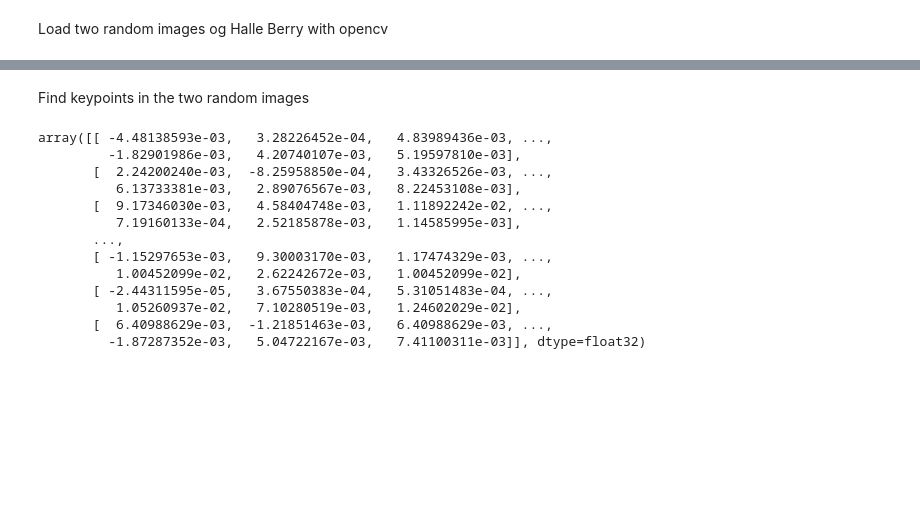
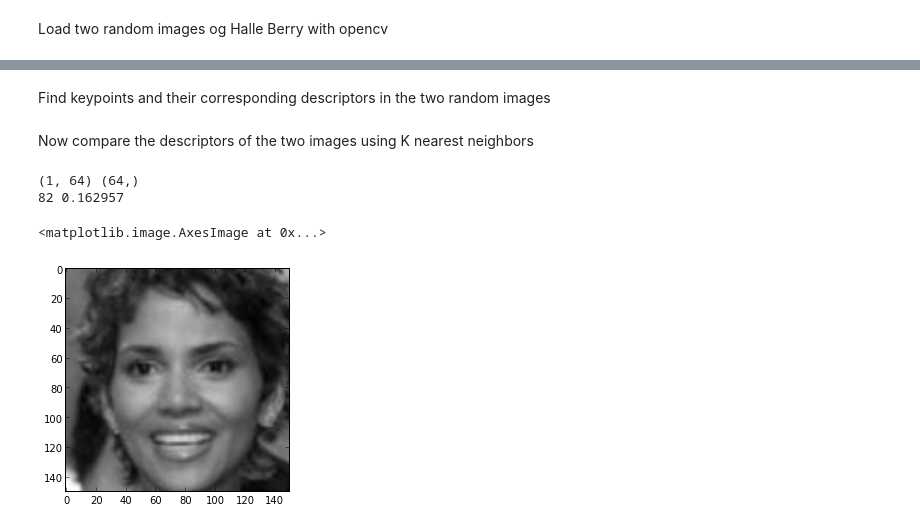
Before and after one commit to arnfred/Mirror-Match, a Jupyter notebook: code/descriptors/OpenCV-Surf.ipynb, the cells around one changed output, grey strips where cells are left out. Saved outputs shown, nothing was run; the diff lists cells and outputs as text; code cells hidden in the pictures; blank space fills up the shorter version.

```diff
--- a/code/descriptors/OpenCV-Surf.ipynb
+++ b/code/descriptors/OpenCV-Surf.ipynb
@@ -34,28 +34,14 @@ imshow(cv2.cvtColor(im1, cv2.COLOR_BGR2RGB))
 # %% [markdown]
-Find keypoints in the two random images
+Find keypoints and their corresponding descriptors in the two random images
 # %%
-# Get SURF object
+# Get SURF feature detector and extractor
 surf = cv2.SURF() # cv2.SURF([hessianThreshold[, nOctaves[, nOctaveLayers[, extended[, upright]]]]])
+extractor = cv2.DescriptorExtractor_create("SURF")
+
 
 # Try to find keypoints in both images
-keypoints_im1 = feature_detector.detect(cv2.cvtColor(im1, cv2.COLOR_BGR2GRAY))
-keypoints_im2 = feature_detector.detect(cv2.cvtColor(im2, cv2.COLOR_BGR2GRAY))
+keypoints_im1 = surf.detect(cv2.cvtColor(im1, cv2.COLOR_BGR2GRAY))
+keypoints_im2 = surf.detect(cv2.cvtColor(im2, cv2.COLOR_BGR2GRAY))
 
-(keypoints_im1, descriptors_im1) = feature_extractor.compute(im1, keypoints_im1)
-(keypoints_im2, descriptors_im2) = feature_extractor.compute(im2, keypoints_im2)
-
-descriptors_im1
+(keypoints_im1, descriptors_im1) = extractor.compute(im1, keypoints_im1)
+(keypoints_im2, descriptors_im2) = extractor.compute(im2, keypoints_im2)
-# %% [output]
-array([[ -4.48138593e-03,   3.28226452e-04,   4.83989436e-03, ...,
-         -1.82901986e-03,   4.20740107e-03,   5.19597810e-03],
-       [  2.24200240e-03,  -8.25958850e-04,   3.43326526e-03, ...,
-          6.13733381e-03,   2.89076567e-03,   8.22453108e-03],
-       [  9.17346030e-03,   4.58404748e-03,   1.11892242e-02, ...,
-          7.19160133e-04,   2.52185878e-03,   1.14585995e-03],
-       ...,
-       [ -1.15297653e-03,   9.30003170e-03,   1.17474329e-03, ...,
-          1.00452099e-02,   2.62242672e-03,   1.00452099e-02],
-       [ -2.44311595e-05,   3.67550383e-04,   5.31051483e-04, ...,
-          1.05260937e-02,   7.10280519e-03,   1.24602029e-02],
-       [  6.40988629e-03,  -1.21851463e-03,   6.40988629e-03, ...,
-         -1.87287352e-03,   5.04722167e-03,   7.41100311e-03]], dtype=float32)
@@ -65,0 +48,35 @@ surf.descriptorSize?
+# %% [markdown]
+Now compare the descriptors of the two images using K nearest neighbors
+# %%
+import numpy
+
+# I need to convert descriptions to float32
+type(descriptors_im1)
+desc1 = numpy.array(descriptors_im1, dtype = numpy.float32)
+desc2 = numpy.array(descriptors_im2, dtype = numpy.float32)
+
+# Train the knn
+knn_im1 = cv2.KNearest()
+knn_im2 = cv2.KNearest()
+knn_im1.train(desc1, numpy.arange(len(descriptors_im1)))
+knn_im2.train(descriptors_im2, numpy.arange(len(descriptors_im2)))
+
+# Create test item to match against by looking at the first item of descriptor2
+test = numpy.array(desc2[0], dtype = numpy.float32).reshape((1, len(desc1[0])))
+
+# Now find matching pairs of descriptors
+r, results, neigh_respo, dists = knn_im1.find_nearest(test,1)
+res, dist =  int(results[0][0]), dists[0][0]
+print test.shape, desc1[0].shape
+print res, dist
+# %% [output]
+(1, 64) (64,)
+82 0.162957
+# %%
+im1_Luv = cv2.cvtColor(im1, cv2.COLOR_BGR2LUV)
+im1_L = im1_Luv[:, :, 0]
+gray()
+imshow(im1_L)
+# %% [output]
+<matplotlib.image.AxesImage at 0x...>
+[figure, added]
```
Also changed, not shown: parts of 4 cells of this notebook.
